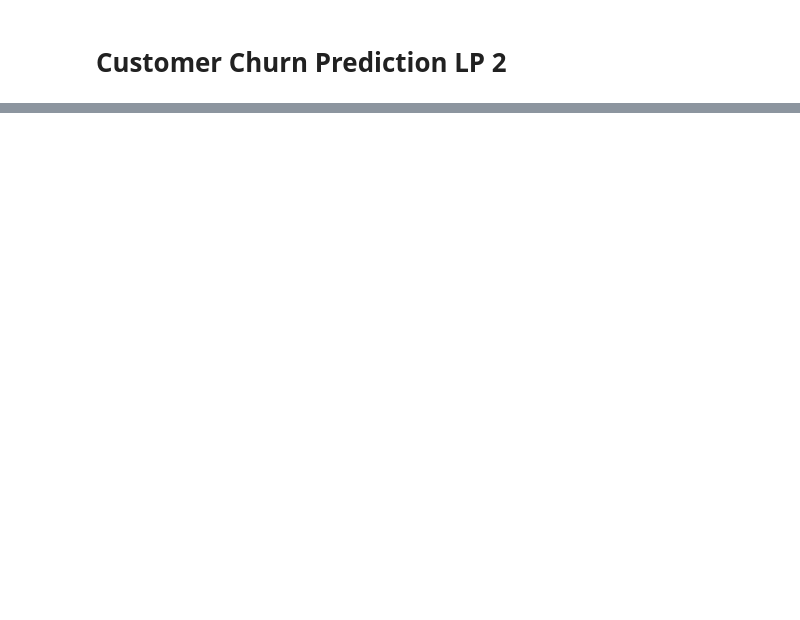
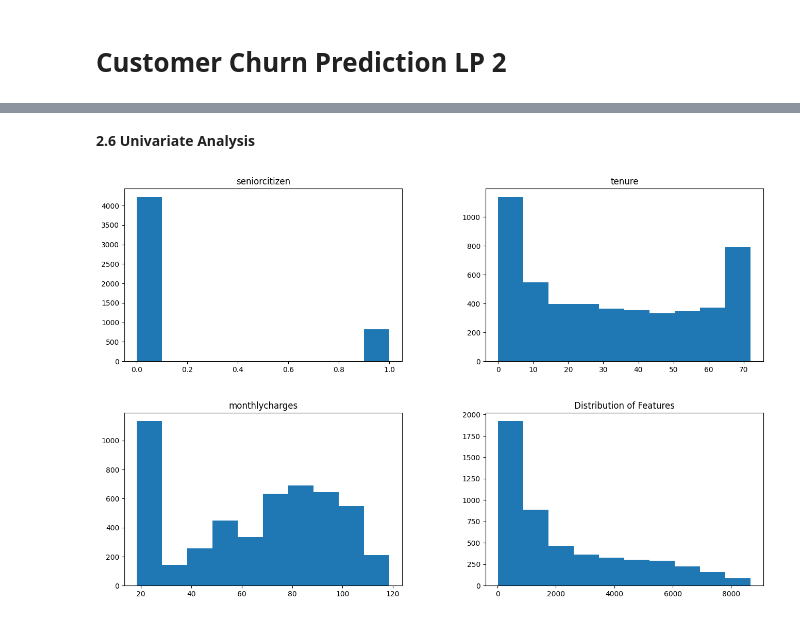
Before and after one commit to Davis-Azangu-DataAnalyst/Classification-Project-LP2, a Jupyter notebook: Notebooks/Churn_LP2.ipynb, the cells around one changed output, grey strips where cells are left out. Drawn from its saved outputs; the diff is of its cells as text; code cells hidden in the pictures; blank space fills up the shorter version.

```diff
--- a/Notebooks/Churn_LP2.ipynb
+++ b/Notebooks/Churn_LP2.ipynb
@@ -8,0 +78,2 @@ The scope of the project encompasses comprehensive phases including data collect
+# %%
+data2 = pd.read_csv(r"C:\Users\USER\Documents\Azubi Africa Class\Classification Project LP2\Classification-Project-LP2\Data\LP2_Telco-churn-second-2000.csv")
@@ -8,0 +240,32 @@ The scope of the project encompasses comprehensive phases including data collect
+# %%
+def concat_dataframes(data1, data2):
+    """
+    Concatenates two dataframes along the row axis.
+
+    Parameters:
+    data1 (pandas.DataFrame): The first dataframe to concatenate.
+    data2 (pandas.DataFrame): The second dataframe to concatenate.
+
+    Returns:
+    pandas.DataFrame: The concatenated dataframe.
+    """
+    # Rename columns to make them consistent across dataframes
+    data1 = data1.rename(columns= {'customerID':'customerid', 'gender':'gender', 'SeniorCitizen':'seniorcitizen', 'Partner':'partner', 'Dependents':'dependents',
+       'tenure':'tenure', 'PhoneService':'phoneservice', 'MultipleLines':'multiplelines', 'InternetService':'internetservice',
+       'OnlineSecurity':'onlinesecurity', 'OnlineBackup':'onlinebackup', 'DeviceProtection':'deviceprotection', 'TechSupport':'techsupport',
+       'StreamingTV':'streamingtv', 'StreamingMovies':'streamingmovies', 'Contract':'contract', 'PaperlessBilling':'paperlessbilling',
+       'PaymentMethod':'paymentmethod', 'MonthlyCharges':'monthlycharges', 'TotalCharges':'totalcharges', 'Churn':'churn'})
+
+    data2 = data2.rename(columns={'customerID':'customerid', 'gender':'gender', 'SeniorCitizen':'seniorcitizen', 'Partner':'partner', 'Dependents':'dependents',
+       'tenure':'tenure', 'PhoneService':'phoneservice', 'MultipleLines':'multiplelines', 'InternetService':'internetservice',
+       'OnlineSecurity':'onlinesecurity', 'OnlineBackup':'onlinebackup', 'DeviceProtection':'deviceprotection', 'TechSupport':'techsupport',
+       'StreamingTV':'streamingtv', 'StreamingMovies':'streamingmovies', 'Contract':'contract', 'PaperlessBilling':'paperlessbilling',
+       'PaymentMethod':'paymentmethod', 'MonthlyCharges':'monthlycharges', 'TotalCharges':'totalcharges', 'Churn':'churn'})
+
+    # Concatenate dataframes along the row axis
+    return pd.concat([data1, data2]).reset_index(drop=True)
+    return result
+# %%
+## combined dataset (df)
+df = concat_dataframes(data1,data2)
+df.head()
@@ -8,0 +376,5 @@ The scope of the project encompasses comprehensive phases including data collect
+# %%
+# convert totalcharge column to numeric
+df.totalcharges = pd.to_numeric(df.totalcharges, errors='coerce')
+
+df.info()
@@ -8,0 +399,8 @@ The scope of the project encompasses comprehensive phases including data collect
+# %% [markdown]
+__2.6 Univariate Analysis__
+# %%
+df.hist(figsize=(16,10), grid=False)
+plt.title("Distribution of Features")
+plt.show()
+# %% [output]
+[figure, added]
```
Also changed, not shown: parts of 39 cells of this notebook.
